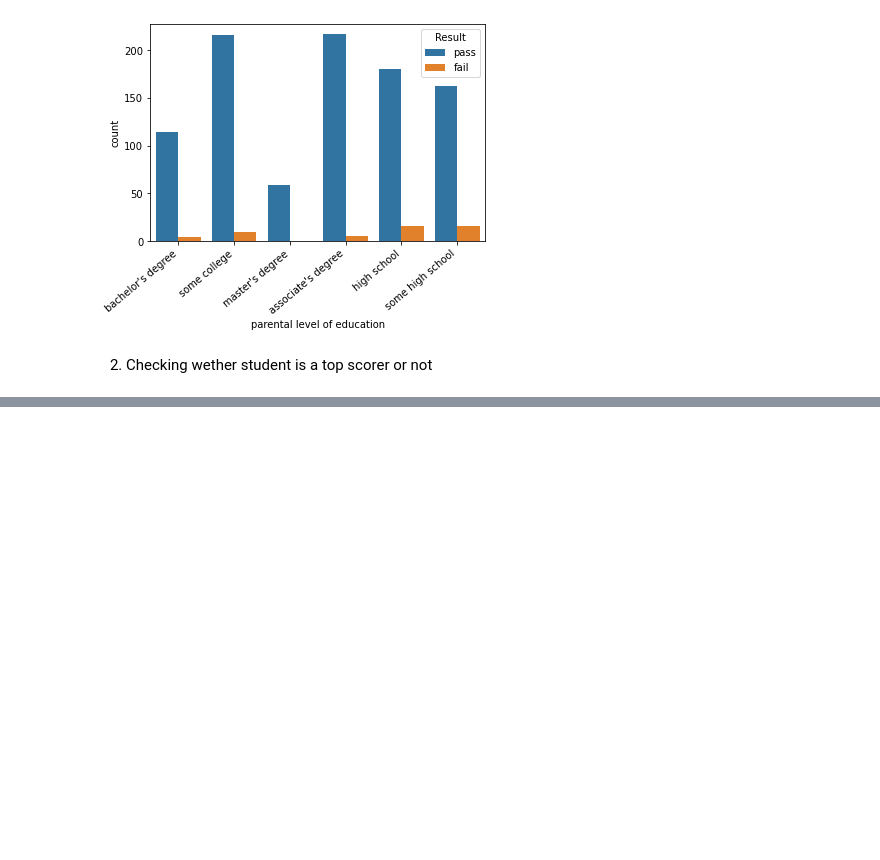
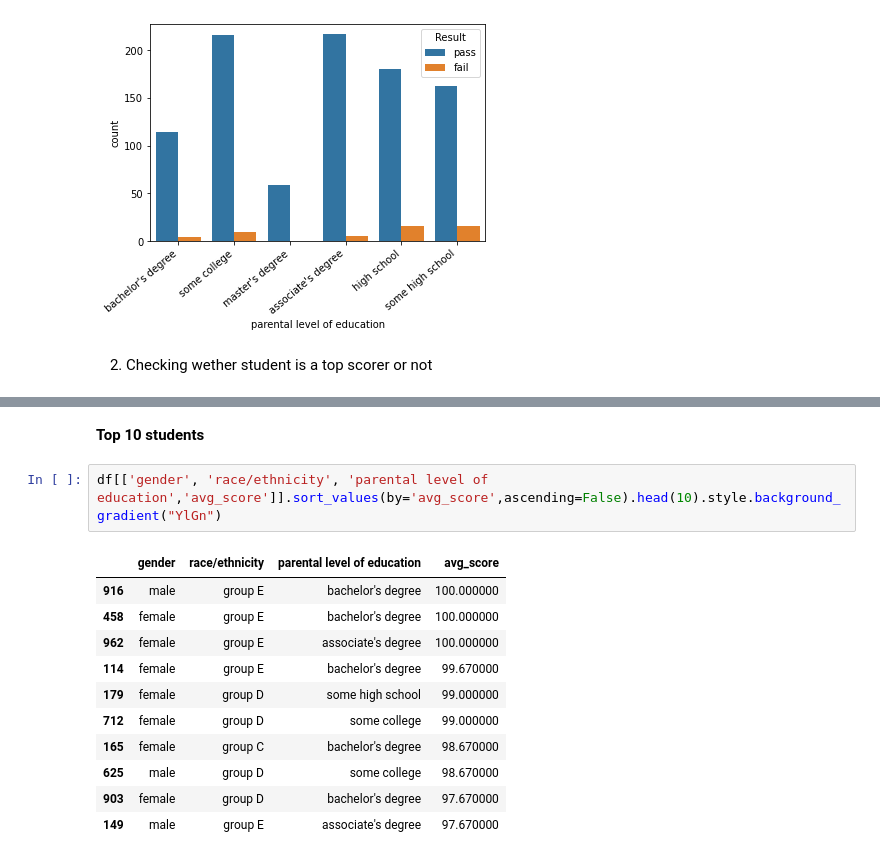
Before and after one commit to rusheel98/EDA-on-students-performance-in-exams-dataset, a Jupyter notebook: student-performance-in-exams.ipynb, the cells around one changed output, grey strips where cells are left out. Saved outputs shown, nothing was run; the diff lists cells and outputs as text; blank space fills up the shorter version.

```diff
--- a/student-performance-in-exams.ipynb
+++ b/student-performance-in-exams.ipynb
@@ -189,0 +232,16 @@ ax_2.set_xticklabels(ax_2.get_xticklabels(), rotation=40, ha="right")
+# %% [markdown]
+**Top 10 students**
+# %%
+df[['gender', 'race/ethnicity', 'parental level of education','avg_score']].sort_values(by='avg_score',ascending=False).head(10).style.background_gradient("YlGn")
+# %% [output]
+|  | gender | race/ethnicity | parental level of education | avg_score |
+| 916 | male | group E | bachelor's degree | 100.000000 |
+| 458 | female | group E | bachelor's degree | 100.000000 |
+| 962 | female | group E | associate's degree | 100.000000 |
+| 114 | female | group E | bachelor's degree | 99.670000 |
+| 179 | female | group D | some high school | 99.000000 |
+| 712 | female | group D | some college | 99.000000 |
+| 165 | female | group C | bachelor's degree | 98.670000 |
+| 625 | male | group D | some college | 98.670000 |
+| 903 | female | group D | bachelor's degree | 97.670000 |
+| 149 | male | group E | associate's degree | 97.670000 |
```
Also changed, not shown: parts of 14 cells of this notebook.
